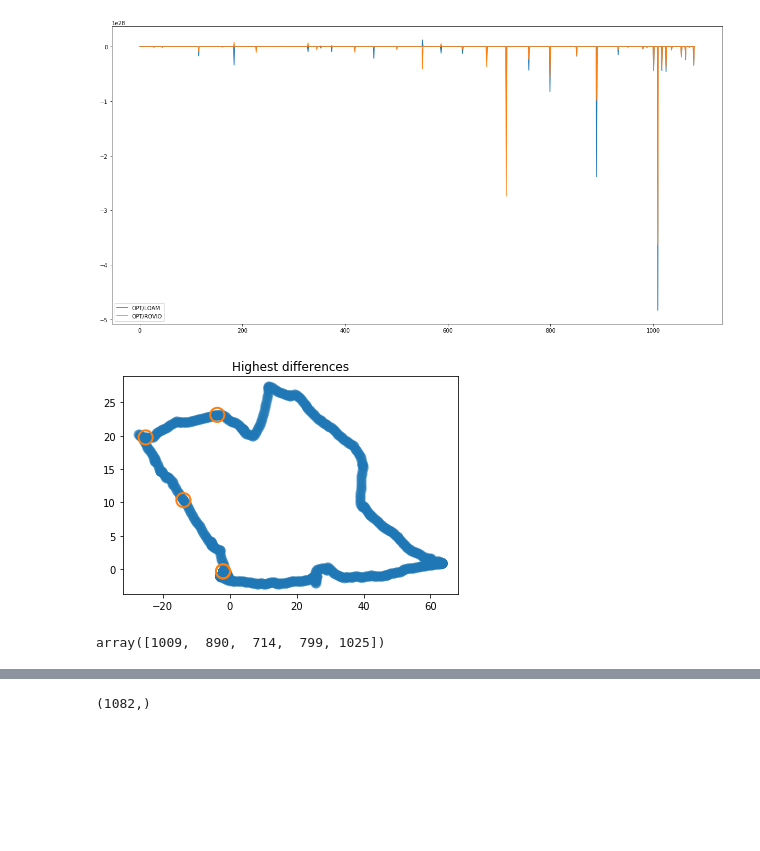
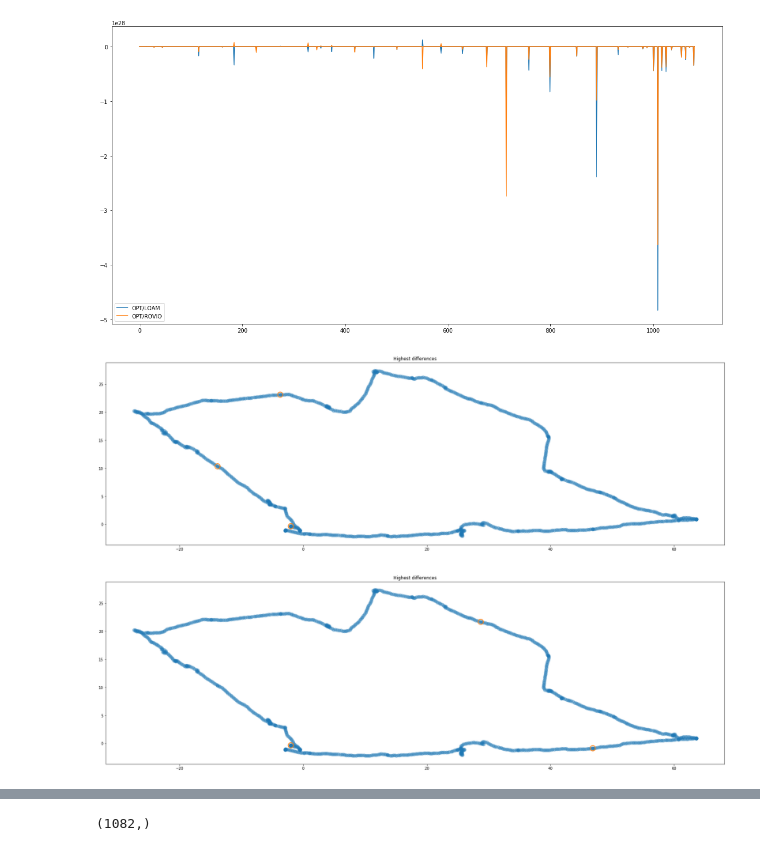
Before and after one commit to ethz-asl/fgsp, a Jupyter notebook: src/Mission_03_test_new_graph.ipynb, the cells around one changed output, grey strips where cells are left out. Cells and saved outputs as stored; diff of their text form; code cells hidden in the pictures; blank space fills up the shorter version.

```diff
--- a/src/Mission_03_test_new_graph.ipynb
+++ b/src/Mission_03_test_new_graph.ipynb
@@ -322,6 +322,13 @@ for i in range(0, G.N):
         W_opt[i,j] = np.matmul(s[:,j].transpose(), x_opt)
         W_loam[i,j] = np.matmul(s[:,j].transpose(), x_loam)
         W_rovio[i,j] = np.matmul(s[:,j].transpose(), x_rovio)
+# %%
+submap_split = np.zeros((G.N,1))
+for i in range(0,G.N):
+    if i % 27 == 0:
+        submap_split[i] = 4
+    else:
+        submap_split[i] = -2
 # %%
 fig, axes = plt.subplots(n_filter, 1, figsize=(20, 40))
 #fig.subplots_adjust(hspace=0.5)
@@ -388,15 +396,16 @@ axes.legend()
 # %% [output]
 <matplotlib.legend.Legend at 0x...>
 [figure]
-# %%
-top_n = 5
-peaks = np.argpartition(D_opt_loam.squeeze(), top_n)[:top_n]
-
-
-_ = G.plot(title='Highest differences', highlight=peaks)
-# %% [output]
-[figure, removed]
-# %%
-peaks
-# %% [output]
-array([1009,  890,  714,  799, 1025])
+# %%
+top_n = 3
+D_opt_loam = D_opt_loam.squeeze()
+
+lowest_peaks = np.argpartition(D_opt_loam.squeeze(), top_n)[:top_n]
+highest_peaks = D_opt_loam.argsort()[-top_n:][::-1]
+
+fig, axes = plt.subplots(2, 1, figsize=(30, 20))
+
+_ = G.plot(title='Highest differences', ax=axes[0], highlight=lowest_peaks)
+_ = G.plot(title='Highest differences', ax=axes[1], highlight=highest_peaks)
+# %% [output]
+[figure, added]
```
Also changed, not shown: parts of 2 cells of this notebook, 1 other file.
